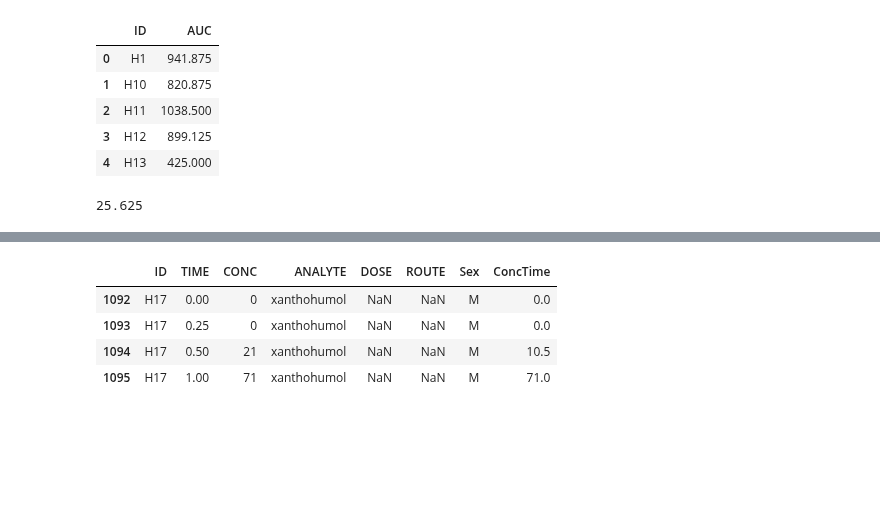
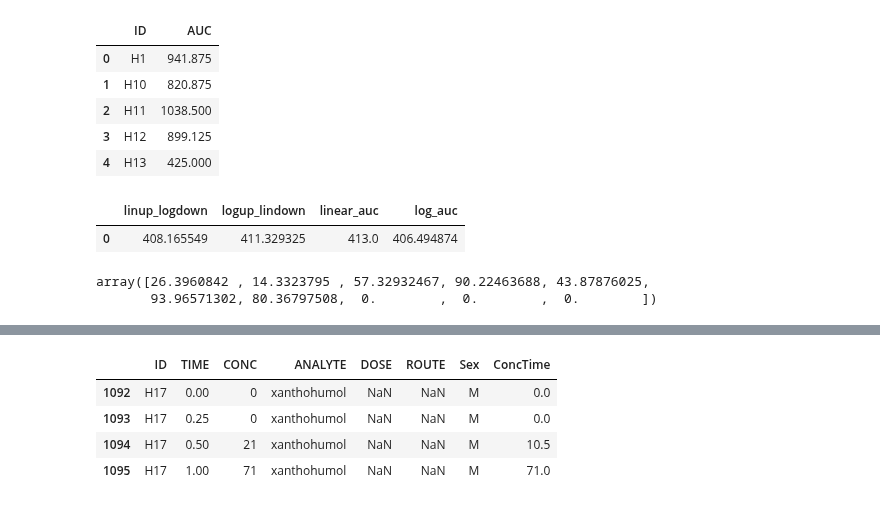
Before and after one commit to kelleyjbrady/NiceODE, a Jupyter notebook: NCA_demo.ipynb, the cells around one changed output, grey strips where cells are left out. Saved outputs shown, nothing was run; the diff lists cells and outputs as text; code cells hidden in the pictures; blank space fills up the shorter version.

```diff
--- a/NCA_demo.ipynb
+++ b/NCA_demo.ipynb
@@ -83,4 +82,0 @@ def log_trapazoidal_auc(time, conc):
-# %%
-lin_auc_up
-# %% [output]
-25.625
@@ -86,0 +114,10 @@ lin_auc_up
+# %%
+calculate_aucs(log_down['TIME'].values, log_down['CONC'].values)
+# %% [output]
+|  | linup_logdown | logup_lindown | linear_auc | log_auc |
+| 0 | 408.165549 | 411.329325 | 413.0 | 406.494874 |
+# %%
+log_trapazoidal_auc(log_down['TIME'].values, log_down['CONC'].values)
+# %% [output]
+array([26.3960842 , 14.3323795 , 57.32932467, 90.22463688, 43.87876025,
+       93.96571302, 80.36797508,  0.        ,  0.        ,  0.        ])
```
Also changed, not shown: parts of 13 cells of this notebook, 1 other file.
